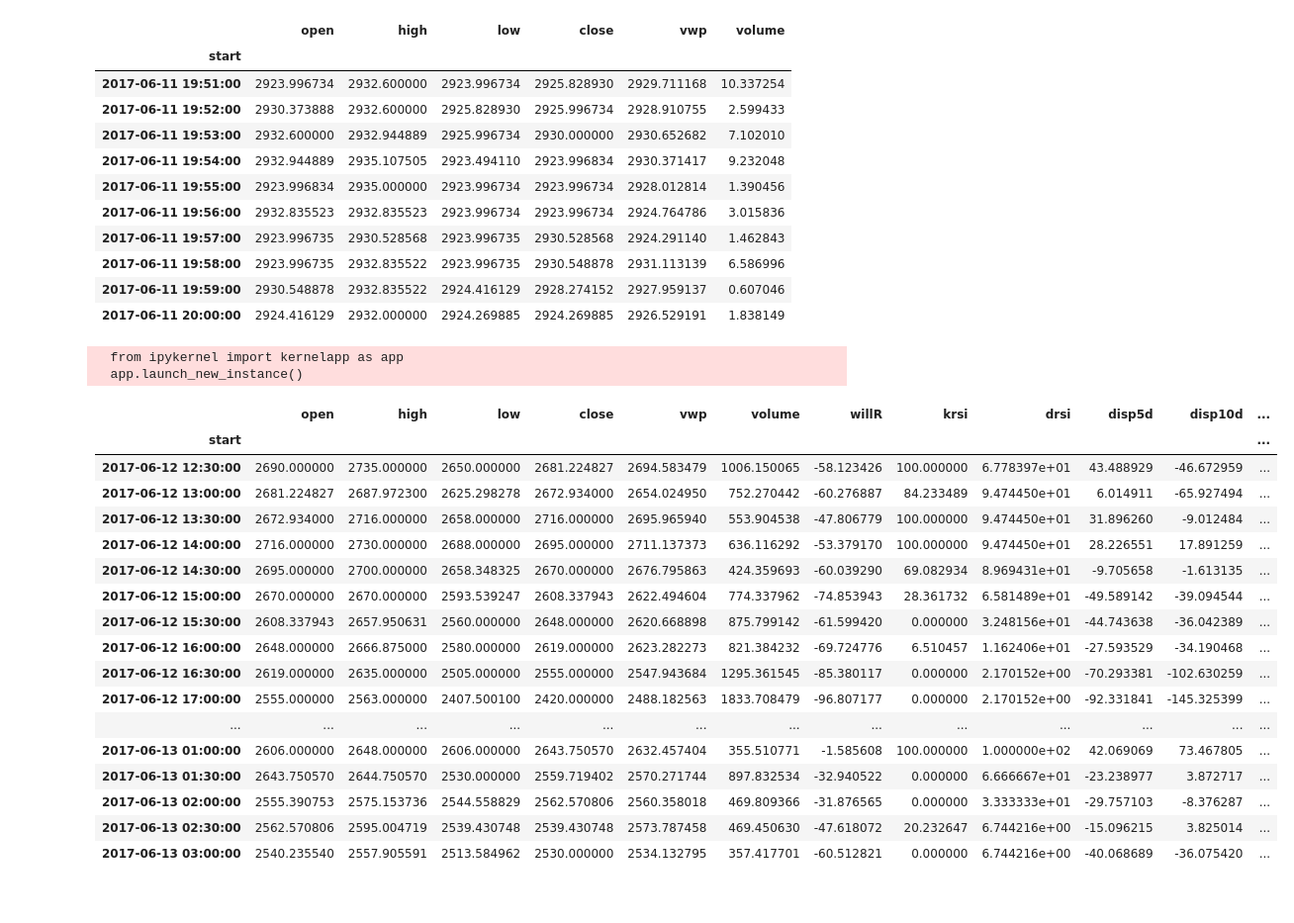
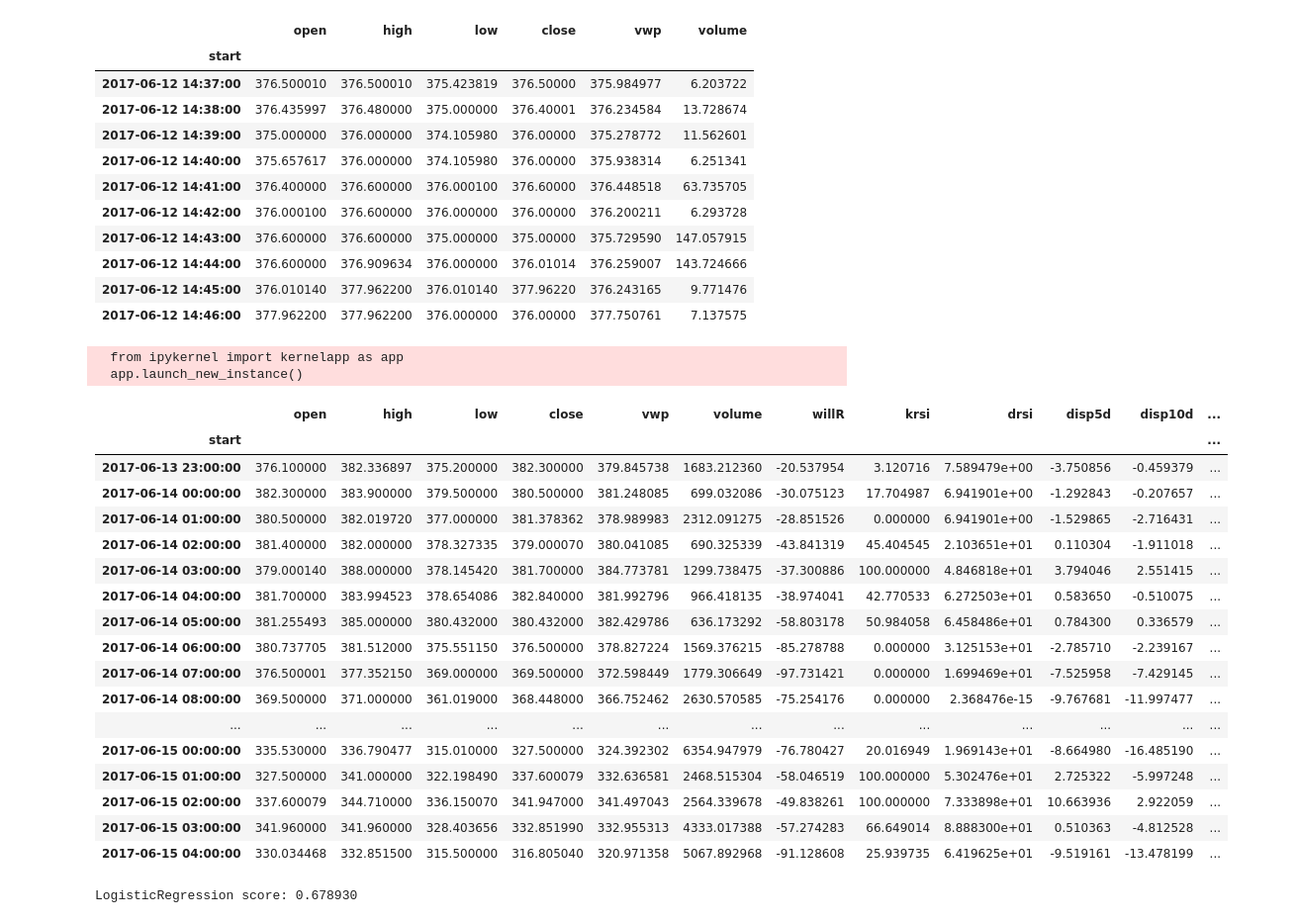
Before and after one commit to lunarhighs/ML-Crypto, a Jupyter notebook: MLCryptov1.ipynb, the cells around one changed output. Shown at 99% size. Saved outputs shown, nothing was run; the diff lists cells and outputs as text; code cells hidden in the pictures.

```diff
--- a/MLCryptov1.ipynb
+++ b/MLCryptov1.ipynb
@@ -19,7 +20,7 @@ from sklearn.naive_bayes import GaussianNB
 conn = sqlite3.connect('poloniex_0.1.db')
 c = conn.cursor()
 # %%
-df = pd.read_sql_query("SELECT * FROM candles_USDT_BTC", conn)
+df = pd.read_sql_query("SELECT * FROM candles_USDT_ETH", conn)
 df = df.drop('id' ,1)
 df = df.drop('trades' ,1)
 df['start'] = pd.to_datetime(df['start'],unit='s')
@@ -30,16 +31,16 @@ df.head(10)
 # %% [output]
 |  | open | high | low | close | vwp | volume |
 | start |  |  |  |  |  |  |
-| 2017-06-11 19:51:00 | 2923.996734 | 2932.600000 | 2923.996734 | 2925.828930 | 2929.711168 | 10.337254 |
-| 2017-06-11 19:52:00 | 2930.373888 | 2932.600000 | 2925.828930 | 2925.996734 | 2928.910755 | 2.599433 |
-| 2017-06-11 19:53:00 | 2932.600000 | 2932.944889 | 2925.996734 | 2930.000000 | 2930.652682 | 7.102010 |
-| 2017-06-11 19:54:00 | 2932.944889 | 2935.107505 | 2923.494110 | 2923.996834 | 2930.371417 | 9.232048 |
-| 2017-06-11 19:55:00 | 2923.996834 | 2935.000000 | 2923.996734 | 2923.996734 | 2928.012814 | 1.390456 |
-| 2017-06-11 19:56:00 | 2932.835523 | 2932.835523 | 2923.996734 | 2923.996734 | 2924.764786 | 3.015836 |
-| 2017-06-11 19:57:00 | 2923.996735 | 2930.528568 | 2923.996735 | 2930.528568 | 2924.291140 | 1.462843 |
-| 2017-06-11 19:58:00 | 2923.996735 | 2932.835522 | 2923.996735 | 2930.548878 | 2931.113139 | 6.586996 |
-| 2017-06-11 19:59:00 | 2930.548878 | 2932.835522 | 2924.416129 | 2928.274152 | 2927.959137 | 0.607046 |
-| 2017-06-11 20:00:00 | 2924.416129 | 2932.000000 | 2924.269885 | 2924.269885 | 2926.529191 | 1.838149 |
+| 2017-06-12 14:37:00 | 376.500010 | 376.500010 | 375.423819 | 376.50000 | 375.984977 | 6.203722 |
+| 2017-06-12 14:38:00 | 376.435997 | 376.480000 | 375.000000 | 376.40001 | 376.234584 | 13.728674 |
+| 2017-06-12 14:39:00 | 375.000000 | 376.000000 | 374.105980 | 376.00000 | 375.278772 | 11.562601 |
+| 2017-06-12 14:40:00 | 375.657617 | 376.000000 | 374.105980 | 376.00000 | 375.938314 | 6.251341 |
+| 2017-06-12 14:41:00 | 376.400000 | 376.600000 | 376.000100 | 376.60000 | 376.448518 | 63.735705 |
+| 2017-06-12 14:42:00 | 376.000100 | 376.600000 | 376.000000 | 376.00000 | 376.200211 | 6.293728 |
+| 2017-06-12 14:43:00 | 376.600000 | 376.600000 | 375.000000 | 375.00000 | 375.729590 | 147.057915 |
+| 2017-06-12 14:44:00 | 376.600000 | 376.909634 | 376.000000 | 376.01014 | 376.259007 | 143.724666 |
+| 2017-06-12 14:45:00 | 376.010140 | 377.962200 | 376.010140 | 377.96220 | 376.243165 | 9.771476 |
+| 2017-06-12 14:46:00 | 377.962200 | 377.962200 | 376.000000 | 376.00000 | 377.750761 | 7.137575 |
 # %%
 def safediv(x,y):
     if y == 0 :
@@ -68,7 +69,7 @@ def convertcandles(df, mins):
 
 #convertcandles(df, 120)
 # %%
-newdf = convertcandles(df,30)
+newdf = convertcandles(df,60)
 
 #newdf = df
 price = np.array(newdf['vwp'])
@@ -79,48 +80,48 @@ c = np.array(newdf['close'])
 m = talib.MACD(price, 12,26,9)
 
 mom = talib.MOM(price,12 )
 rsi = talib.RSI(price)
 krsi, drsi = talib.STOCHRSI(price)
 roc = talib.ROC(price)
 mean5d = pd.rolling_mean(newdf['vwp'],5)
 mean10d = pd.rolling_mean(newdf['vwp'],10)
 newdf['willR'] = talib.WILLR(h,l,c)
 newdf['krsi'] = krsi
 newdf['drsi'] = drsi
 newdf['disp5d'] = newdf['vwp'] - mean5d
 newdf['disp10d'] = newdf['vwp'] - mean10d
 newdf['cci'] = talib.CCI(h,l,c)
 newdf['roc'] = roc
 #m[1][40:60]
 # newdf['msig'] = np.where((m[1]>m[2]),1,0)
 newdf['msig'] = m[1]-m[2]
 #newdf['mom'] = np.where(mom>0,1,0)
 # newdf['rsi'] = np.where((rsi>50)& (rsi> np.roll(rsi,1)),1,0)
 newdf['rsi'] = rsi
 # newdf['sma'] = np.where((pd.rolling_mean(newdf['vwp'],9)- pd.rolling_mean(newdf['vwp'],26))>0,1,0)
 newdf['target'] = np.where((newdf['close'].shift(1)- newdf['close'])>0,1,0)
 newdf.dropna(axis = 0, how = 'any', inplace = True)
-newdf.drop(newdf.index[0], inplace = True)
+#newdf.drop(newdf.index[0], inplace = True)
 newdf.head(30)
 # %% [output]
   from ipykernel import kernelapp as app
   app.launch_new_instance()
 |  | open | high | low | close | vwp | volume | willR | krsi | drsi | disp5d | disp10d | ... |
 | start |  |  |  |  |  |  |  |  |  |  |  | ... |
-| 2017-06-12 12:30:00 | 2690.000000 | 2735.000000 | 2650.000000 | 2681.224827 | 2694.583479 | 1006.150065 | -58.123426 | 100.000000 | 6.778397e+01 | 43.488929 | -46.672959 | ... |
-| 2017-06-12 13:00:00 | 2681.224827 | 2687.972300 | 2625.298278 | 2672.934000 | 2654.024950 | 752.270442 | -60.276887 | 84.233489 | 9.474450e+01 | 6.014911 | -65.927494 | ... |
-| 2017-06-12 13:30:00 | 2672.934000 | 2716.000000 | 2658.000000 | 2716.000000 | 2695.965940 | 553.904538 | -47.806779 | 100.000000 | 9.474450e+01 | 31.896260 | -9.012484 | ... |
-| 2017-06-12 14:00:00 | 2716.000000 | 2730.000000 | 2688.000000 | 2695.000000 | 2711.137373 | 636.116292 | -53.379170 | 100.000000 | 9.474450e+01 | 28.226551 | 17.891259 | ... |
-| 2017-06-12 14:30:00 | 2695.000000 | 2700.000000 | 2658.348325 | 2670.000000 | 2676.795863 | 424.359693 | -60.039290 | 69.082934 | 8.969431e+01 | -9.705658 | -1.613135 | ... |
-| 2017-06-12 15:00:00 | 2670.000000 | 2670.000000 | 2593.539247 | 2608.337943 | 2622.494604 | 774.337962 | -74.853943 | 28.361732 | 6.581489e+01 | -49.589142 | -39.094544 | ... |
-| 2017-06-12 15:30:00 | 2608.337943 | 2657.950631 | 2560.000000 | 2648.000000 | 2620.668898 | 875.799142 | -61.599420 | 0.000000 | 3.248156e+01 | -44.743638 | -36.042389 | ... |
-| 2017-06-12 16:00:00 | 2648.000000 | 2666.875000 | 2580.000000 | 2619.000000 | 2623.282273 | 821.384232 | -69.724776 | 6.510457 | 1.162406e+01 | -27.593529 | -34.190468 | ... |
-| 2017-06-12 16:30:00 | 2619.000000 | 2635.000000 | 2505.000000 | 2555.000000 | 2547.943684 | 1295.361545 | -85.380117 | 0.000000 | 2.170152e+00 | -70.293381 | -102.630259 | ... |
-| 2017-06-12 17:00:00 | 2555.000000 | 2563.000000 | 2407.500100 | 2420.000000 | 2488.182563 | 1833.708479 | -96.807177 | 0.000000 | 2.170152e+00 | -92.331841 | -145.325399 | ... |
+| 2017-06-13 23:00:00 | 376.100000 | 382.336897 | 375.200000 | 382.300000 | 379.845738 | 1683.212360 | -20.537954 | 3.120716 | 7.589479e+00 | -3.750856 | -0.459379 | ... |
+| 2017-06-14 00:00:00 | 382.300000 | 383.900000 | 379.500000 | 380.500000 | 381.248085 | 699.032086 | -30.075123 | 17.704987 | 6.941901e+00 | -1.292843 | -0.207657 | ... |
+| 2017-06-14 01:00:00 | 380.500000 | 382.019720 | 377.000000 | 381.378362 | 378.989983 | 2312.091275 | -28.851526 | 0.000000 | 6.941901e+00 | -1.529865 | -2.716431 | ... |
+| 2017-06-14 02:00:00 | 381.400000 | 382.000000 | 378.327335 | 379.000070 | 380.041085 | 690.325339 | -43.841319 | 45.404545 | 2.103651e+01 | 0.110304 | -1.911018 | ... |
+| 2017-06-14 03:00:00 | 379.000140 | 388.000000 | 378.145420 | 381.700000 | 384.773781 | 1299.738475 | -37.300886 | 100.000000 | 4.846818e+01 | 3.794046 | 2.551415 | ... |
+| 2017-06-14 04:00:00 | 381.700000 | 383.994523 | 378.654086 | 382.840000 | 381.992796 | 966.418135 | -38.974041 | 42.770533 | 6.272503e+01 | 0.583650 | -0.510075 | ... |
+| 2017-06-14 05:00:00 | 381.255493 | 385.000000 | 380.432000 | 380.432000 | 382.429786 | 636.173292 | -58.803178 | 50.984058 | 6.458486e+01 | 0.784300 | 0.336579 | ... |
+| 2017-06-14 06:00:00 | 380.737705 | 381.512000 | 375.551150 | 376.500000 | 378.827224 | 1569.376215 | -85.278788 | 0.000000 | 3.125153e+01 | -2.785710 | -2.239167 | ... |
+| 2017-06-14 07:00:00 | 376.500001 | 377.352150 | 369.000000 | 369.500000 | 372.598449 | 1779.306649 | -97.731421 | 0.000000 | 1.699469e+01 | -7.525958 | -7.429145 | ... |
+| 2017-06-14 08:00:00 | 369.500000 | 371.000000 | 361.019000 | 368.448000 | 366.752462 | 2630.570585 | -75.254176 | 0.000000 | 2.368476e-15 | -9.767681 | -11.997477 | ... |
 | ... | ... | ... | ... | ... | ... | ... | ... | ... | ... | ... | ... | ... |
-| 2017-06-13 01:00:00 | 2606.000000 | 2648.000000 | 2606.000000 | 2643.750570 | 2632.457404 | 355.510771 | -1.585608 | 100.000000 | 1.000000e+02 | 42.069069 | 73.467805 | ... |
-| 2017-06-13 01:30:00 | 2643.750570 | 2644.750570 | 2530.000000 | 2559.719402 | 2570.271744 | 897.832534 | -32.940522 | 0.000000 | 6.666667e+01 | -23.238977 | 3.872717 | ... |
-| 2017-06-13 02:00:00 | 2555.390753 | 2575.153736 | 2544.558829 | 2562.570806 | 2560.358018 | 469.809366 | -31.876565 | 0.000000 | 3.333333e+01 | -29.757103 | -8.376287 | ... |
-| 2017-06-13 02:30:00 | 2562.570806 | 2595.004719 | 2539.430748 | 2539.430748 | 2573.787458 | 469.450630 | -47.618072 | 20.232647 | 6.744216e+00 | -15.096215 | 3.825014 | ... |
-| 2017-06-13 03:00:00 | 2540.235540 | 2557.905591 | 2513.584962 | 2530.000000 | 2534.132795 | 357.417701 | -60.512821 | 0.000000 | 6.744216e+00 | -40.068689 | -36.075420 | ... |
+| 2017-06-15 00:00:00 | 335.530000 | 336.790477 | 315.010000 | 327.500000 | 324.392302 | 6354.947979 | -76.780427 | 20.016949 | 1.969143e+01 | -8.664980 | -16.485190 | ... |
+| 2017-06-15 01:00:00 | 327.500000 | 341.000000 | 322.198490 | 337.600079 | 332.636581 | 2468.515304 | -58.046519 | 100.000000 | 5.302476e+01 | 2.725322 | -5.997248 | ... |
+| 2017-06-15 02:00:00 | 337.600079 | 344.710000 | 336.150070 | 341.947000 | 341.497043 | 2564.339678 | -49.838261 | 100.000000 | 7.333898e+01 | 10.663936 | 2.922059 | ... |
+| 2017-06-15 03:00:00 | 341.960000 | 341.960000 | 328.403656 | 332.851990 | 332.955313 | 4333.017388 | -57.274283 | 66.649014 | 8.888300e+01 | 0.510363 | -4.812528 | ... |
+| 2017-06-15 04:00:00 | 330.034468 | 332.851500 | 315.500000 | 316.805040 | 320.971358 | 5067.892968 | -91.128608 | 25.939735 | 6.419625e+01 | -9.519161 | -13.478199 | ... |
 # %%
@@ -129,16 +130,18 @@ X = newdf[factors]
 Y = newdf['target']
 # %%
 Xtrain,  Xtest, Ytrain, Ytest = model_selection.train_test_split(X,Y)
-#Xtrain.head()
+#print(Xtrain.head())
 scaler = preprocessing.MinMaxScaler(copy = False)
 scaler.fit(Xtrain)
-Xtrain = scaler.transform(Xtest)
-# mod = linear_model.LogisticRegression(solver = "saga")
-# mod.fit(Xtrain, Ytrain)
-scaler_filename = "scaler.save"
+Xtrain = scaler.transform(Xtrain)
+mod = linear_model.LogisticRegression(solver = "saga")
+mod.fit(Xtrain, Ytrain)
+scaler_filename = "scalereth60.save"
 joblib.dump(scaler, scaler_filename)
 
 Xtest =scaler.transform(Xtest)
-# print('LogisticRegression score: %f'
-#       % mod.score(Xtest, Ytest))
+print('LogisticRegression score: %f'
+      % mod.score(Xtest, Ytest))
+# %% [output]
+LogisticRegression score: 0.678930
 # %%
```
Also changed, not shown: parts of 5 cells of this notebook, 5 other files.
